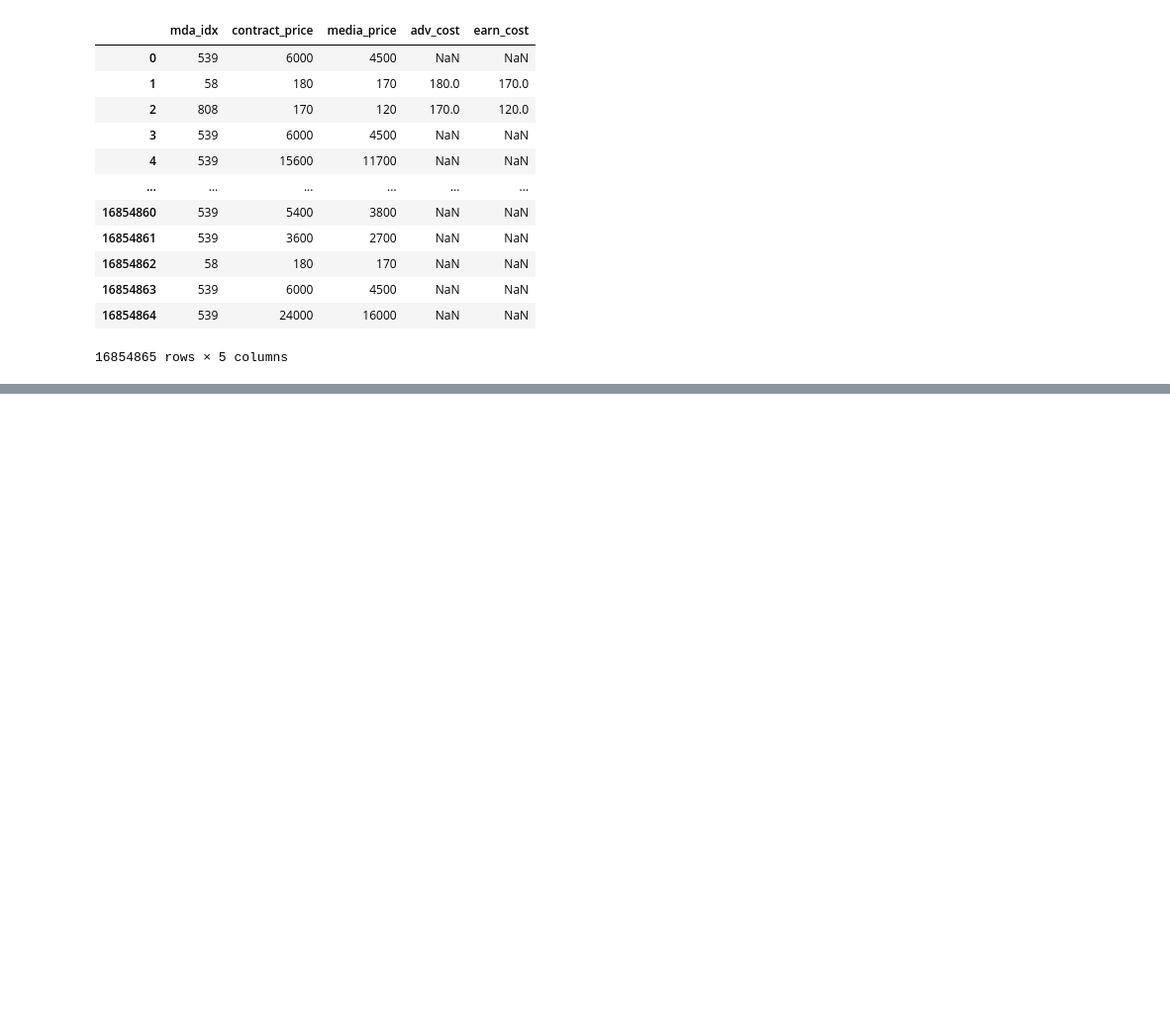
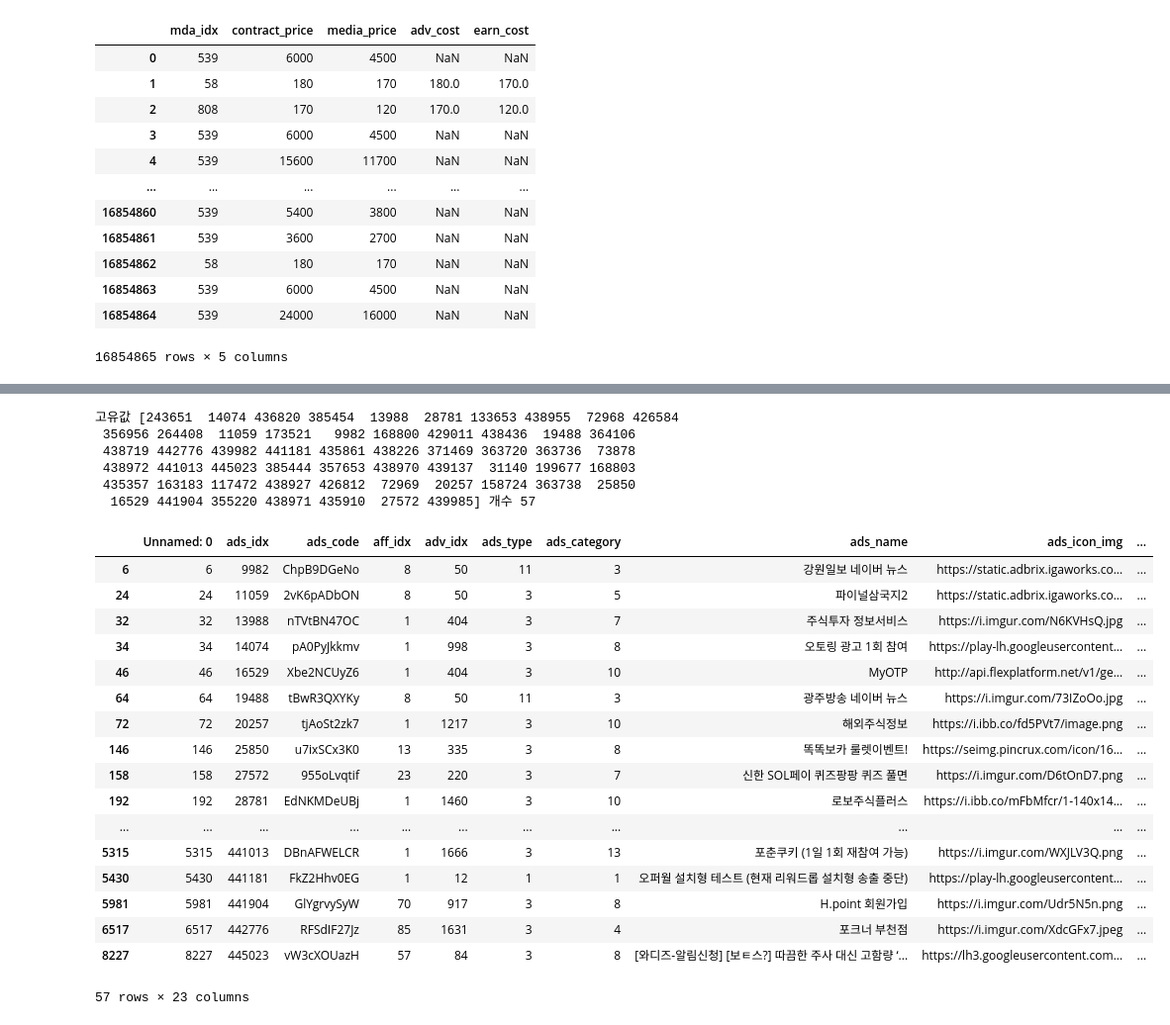
Before and after one commit to sese7414/reward_ads_project, a Jupyter notebook: Sehee/preprocessing.ipynb, the cells around one changed output, grey strips where cells are left out. Shown at 99% size. Cells and saved outputs as stored; diff of their text form; code cells hidden in the pictures; blank space fills up the shorter version.

```diff
--- a/Sehee/preprocessing.ipynb
+++ b/Sehee/preprocessing.ipynb
@@ -1748,0 +1868,31 @@ machesa[['mda_idx', 'contract_price', 'media_price', 'adv_cost', 'earn_cost']].g
+# %%
+## 확인 - 실제로 광고가 없는지
+why_notin = [374, 710, 752, 755, 759, 766, 769, 774, 847, 1000, 1023, 1041, 1042, 1049, 1051, 1055, 1059, 1061]
+notin_ads =  machesa.loc[machesa['mda_idx'].isin(why_notin), 'ads_idx'].unique()
+print("고유값", notin_ads, "개수", len(notin_ads))
+domain[domain['ads_idx'].isin(notin_ads)]
+# %% [output]
+고유값 [243651  14074 436820 385454  13988  28781 133653 438955  72968 426584
+ 356956 264408  11059 173521   9982 168800 429011 438436  19488 364106
+ 438719 442776 439982 441181 435861 438226 371469 363720 363736  73878
+ 438972 441013 445023 385444 357653 438970 439137  31140 199677 168803
+ 435357 163183 117472 438927 426812  72969  20257 158724 363738  25850
+  16529 441904 355220 438971 435910  27572 439985] 개수 57
+|  | Unnamed: 0 | ads_idx | ads_code | aff_idx | adv_idx | ads_type | ads_category | ads_name | ads_icon_img | ... |
+| 6 | 6 | 9982 | ChpB9DGeNo | 8 | 50 | 11 | 3 | 강원일보 네이버 뉴스 | https://static.adbrix.igaworks.co... | ... |
+| 24 | 24 | 11059 | 2vK6pADbON | 8 | 50 | 3 | 5 | 파이널삼국지2 | https://static.adbrix.igaworks.co... | ... |
+| 32 | 32 | 13988 | nTVtBN47OC | 1 | 404 | 3 | 7 | 주식투자 정보서비스 | https://i.imgur.com/N6KVHsQ.jpg | ... |
+| 34 | 34 | 14074 | pA0PyJkkmv | 1 | 998 | 3 | 8 | 오토링 광고 1회 참여 | https://play-lh.googleusercontent... | ... |
+| 46 | 46 | 16529 | Xbe2NCUyZ6 | 1 | 404 | 3 | 10 | MyOTP | http://api.flexplatform.net/v1/ge... | ... |
+| 64 | 64 | 19488 | tBwR3QXYKy | 8 | 50 | 11 | 3 | 광주방송 네이버 뉴스 | https://i.imgur.com/73IZoOo.jpg | ... |
+| 72 | 72 | 20257 | tjAoSt2zk7 | 1 | 1217 | 3 | 10 | 해외주식정보 | https://i.ibb.co/fd5PVt7/image.png | ... |
+| 146 | 146 | 25850 | u7ixSCx3K0 | 13 | 335 | 3 | 8 | 똑똑보카 룰렛이벤트! | https://seimg.pincrux.com/icon/16... | ... |
+| 158 | 158 | 27572 | 955oLvqtif | 23 | 220 | 3 | 7 | 신한 SOL페이 퀴즈팡팡 퀴즈 풀면 | https://i.imgur.com/D6tOnD7.png | ... |
+| 192 | 192 | 28781 | EdNKMDeUBj | 1 | 1460 | 3 | 10 | 로보주식플러스 | https://i.ibb.co/mFbMfcr/1-140x14... | ... |
+| ... | ... | ... | ... | ... | ... | ... | ... | ... | ... | ... |
+| 5315 | 5315 | 441013 | DBnAFWELCR | 1 | 1666 | 3 | 13 | 포춘쿠키 (1일 1회 재참여 가능) | https://i.imgur.com/WXJLV3Q.png | ... |
+| 5430 | 5430 | 441181 | FkZ2Hhv0EG | 1 | 12 | 1 | 1 | 오퍼월 설치형 테스트 (현재 리워드롭 설치형 송출 중단) | https://play-lh.googleusercontent... | ... |
+| 5981 | 5981 | 441904 | GlYgrvySyW | 70 | 917 | 3 | 8 | H.point 회원가입 | https://i.imgur.com/Udr5N5n.png | ... |
+| 6517 | 6517 | 442776 | RFSdIF27Jz | 85 | 1631 | 3 | 4 | 포크너 부천점 | https://i.imgur.com/XdcGFx7.jpeg | ... |
+| 8227 | 8227 | 445023 | vW3cXOUazH | 57 | 84 | 3 | 8 | [와디즈-알림신청] [보ㅌ스?] 따끔한 주사 대신 고함량 ‘... | https://lh3.googleusercontent.com... | ... |
+57 rows × 23 columns
```
Also changed, not shown: parts of 21 cells of this notebook.
